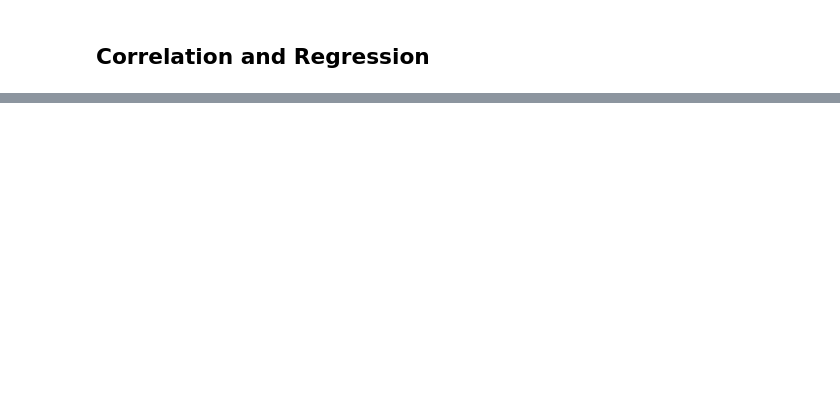
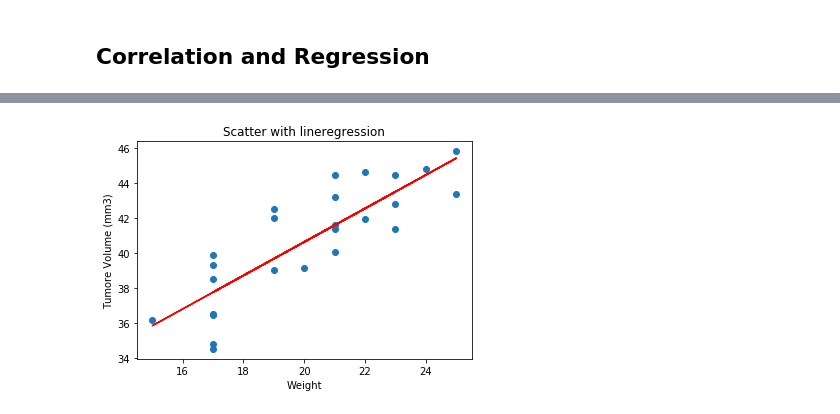
Before and after one commit to hialstkd/matplotlib-challenge, a Jupyter notebook: 02-Homework_05-Matplotlib_Instructions_Pymaceuticals_pymaceuticals_starter.ipynb, the cells around one changed output, grey strips where cells are left out. Saved outputs shown, nothing was run; the diff lists cells and outputs as text; code cells hidden in the pictures; blank space fills up the shorter version.

```diff
--- a/02-Homework_05-Matplotlib_Instructions_Pymaceuticals_pymaceuticals_starter.ipynb
+++ b/02-Homework_05-Matplotlib_Instructions_Pymaceuticals_pymaceuticals_starter.ipynb
@@ -377,0 +414,13 @@ print(f"Values above {upper_bound} could be outliers.")
+# %%
+reg_slope = 0.9544396890241045
+y_intercept = 21.552160532685015
+# %%
+y = avg_weight*reg_slope + y_intercept
+plt.scatter(avg_weight, avg_volume)
+plt.plot(avg_weight, y, color = "red")
+plt.xlabel("Weight")
+plt.ylabel("Tumore Volume (mm3)")
+plt.title ("Scatter with lineregression")
+plt.show()
+# %% [output]
+[figure, added]
```
Also changed, not shown: parts of 11 cells of this notebook.
